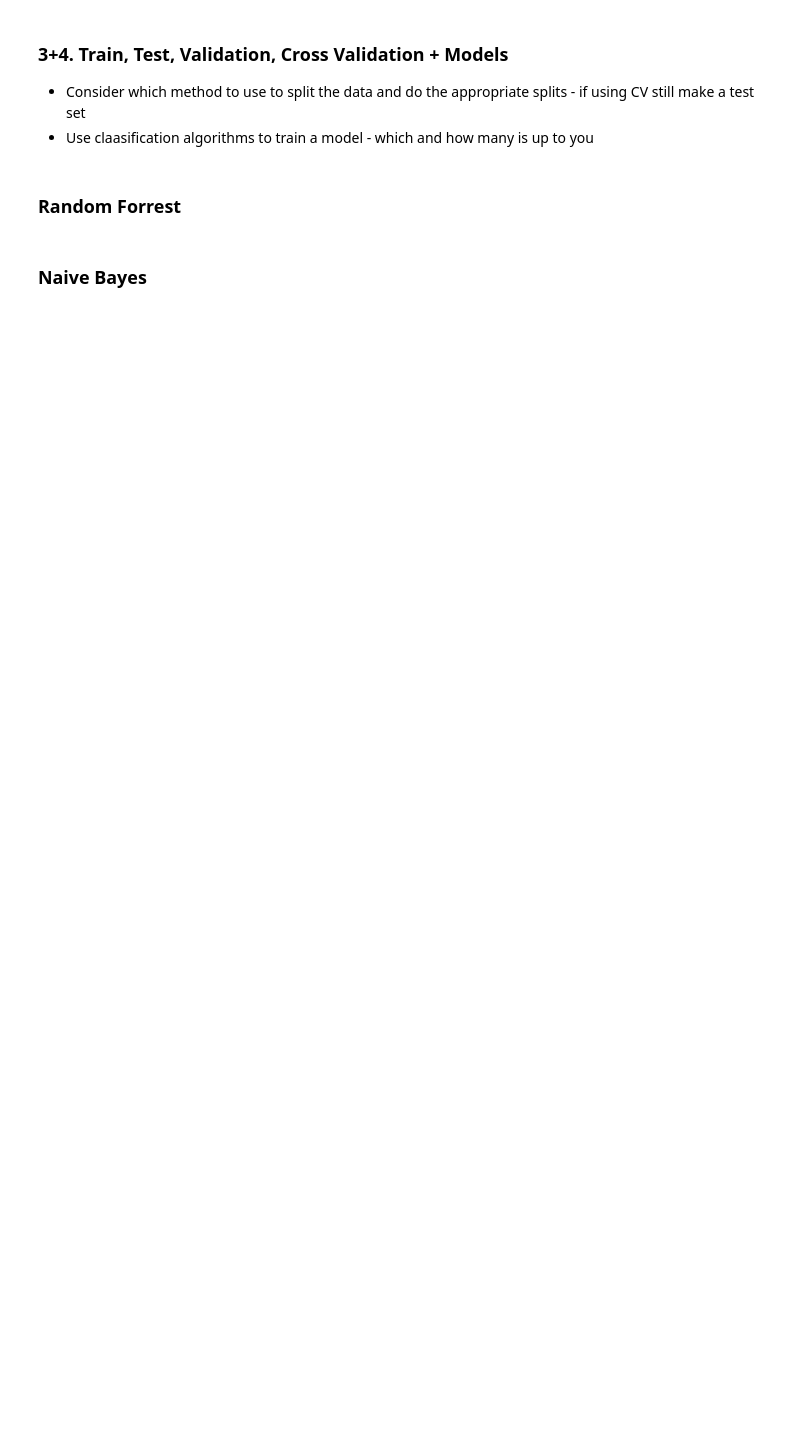
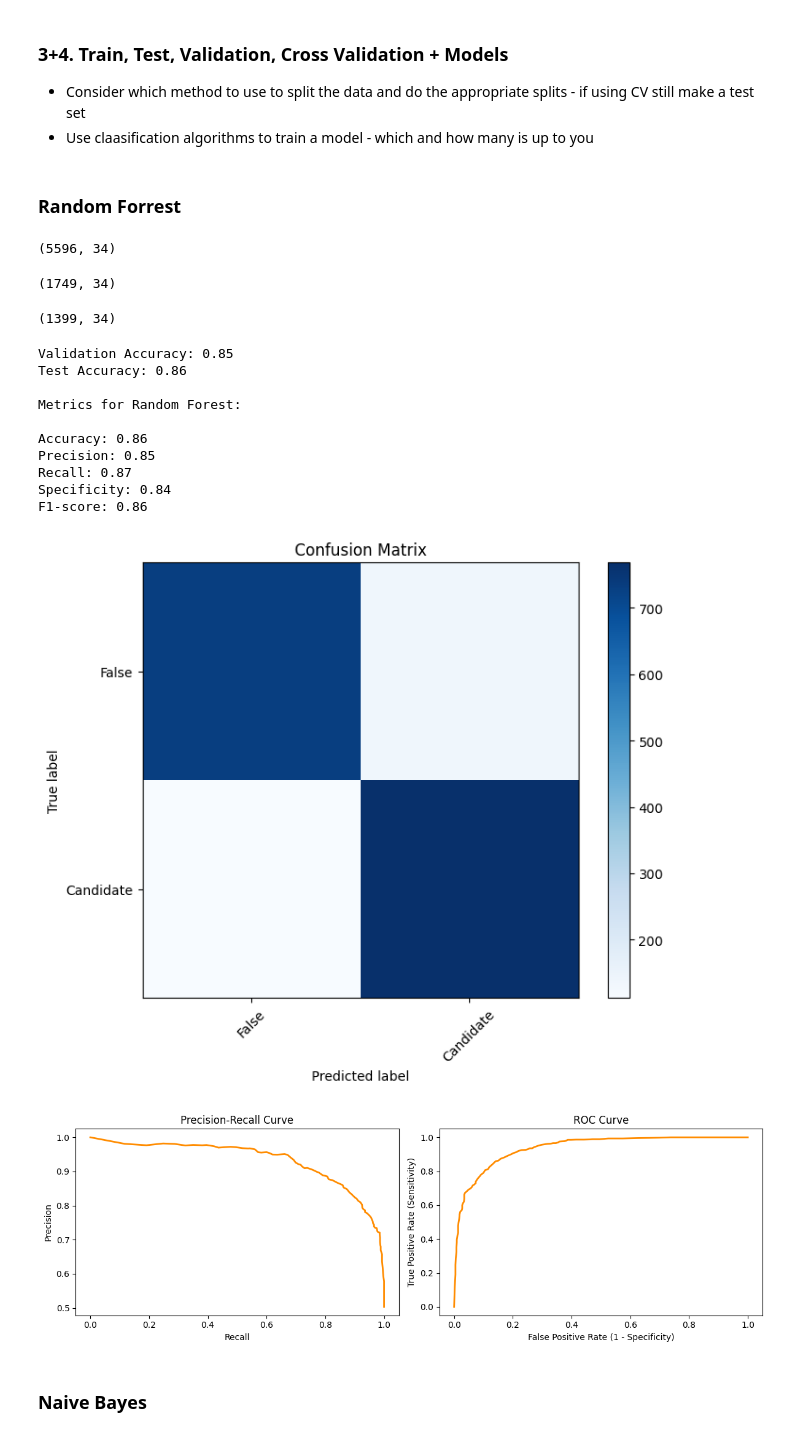
Before and after one commit to TheFacilitators/MAL, a Jupyter notebook: Exoplanets/2. Preprocessing and Feature Engineering - Detecting Exoplanets.ipynb, the cells around one changed output. Saved outputs shown, nothing was run; the diff lists cells and outputs as text; code cells hidden in the pictures; blank space fills up the shorter version.

```diff
--- a/Exoplanets/2. Preprocessing and Feature Engineering - Detecting Exoplanets.ipynb
+++ b/Exoplanets/2. Preprocessing and Feature Engineering - Detecting Exoplanets.ipynb
@@ -427,33 +589,62 @@ def plot_precision_recall_roc(y_true, y_prob):
 ### Random Forrest
 # %%
 # Split the data into training, validation, and test sets
-X_train, X_temp, y_train, y_temp = train_test_split(X, y, test_size=0.2, random_state=42)
-X_val, X_test, y_val, y_test = train_test_split(X_temp, y_temp, test_size=0.2, random_state=42)
+X_train, X_test, y_train, y_test = train_test_split(X, y, test_size=0.2, random_state=42)
+X_train, X_val, y_train, y_val = train_test_split(X_train, y_train, test_size=0.2, random_state=42)
+
+#Printing out after split - 64 % train, 20 % test, 16 % val
+display(X_train.shape)
+display(X_test.shape)
+display(X_val.shape)
 
 # Initialize and train a Random Forest classifier
 clf = RandomForestClassifier()
 clf.fit(X_train, y_train)
 
 # Evaluate the model on the validation set
 y_val_pred = clf.predict(X_val)
 val_accuracy = accuracy_score(y_val, y_val_pred)
 print(f"Validation Accuracy: {val_accuracy:.2f}")
 
 # Evaluate the final model on the test set
 y_test_pred = clf.predict(X_test)
 test_accuracy = accuracy_score(y_test, y_test_pred)
 print(f"Test Accuracy: {test_accuracy:.2f}\n")
 
 #Metrics of Random Forest
 
 print("Metrics for Random Forest:\n")
 
 accuracy, precision, recall, specificity, f1 = calculate_metrics(y_test, y_test_pred)
 print(f"Accuracy: {accuracy:.2f}")
 print(f"Precision: {precision:.2f}")
 print(f"Recall: {recall:.2f}")
 print(f"Specificity: {specificity:.2f}")
 print(f"F1-score: {f1:.2f}")
+
+#Confusion matrix
+labels = ['False', 'Candidate']
+plot_confusion_matrix(y_test, y_test_pred, labels)
+
+#ROC curve
+y_prob = clf.predict_proba(X_test)
+plot_precision_recall_roc(y_test, y_prob[:,1])
+# %% [output]
+(5596, 34)
+(1749, 34)
+(1399, 34)
+Validation Accuracy: 0.85
+Test Accuracy: 0.86
+
+Metrics for Random Forest:
+
+Accuracy: 0.86
+Precision: 0.85
+Recall: 0.87
+Specificity: 0.84
+F1-score: 0.86
+[figure, added]
+[figure, added]
 # %% [markdown]
 ### Naive Bayes
 # %%
```
Also changed, not shown: parts of 15 cells of this notebook.
